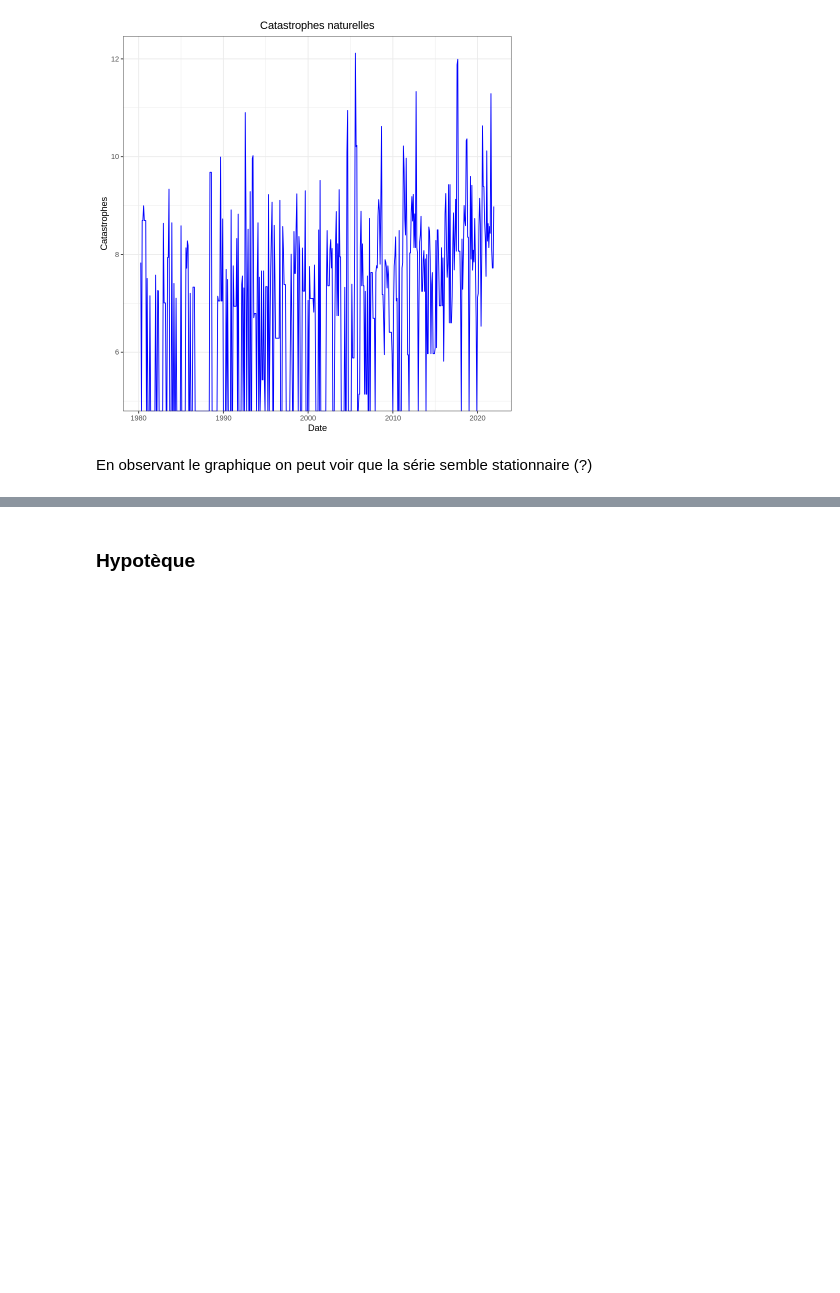
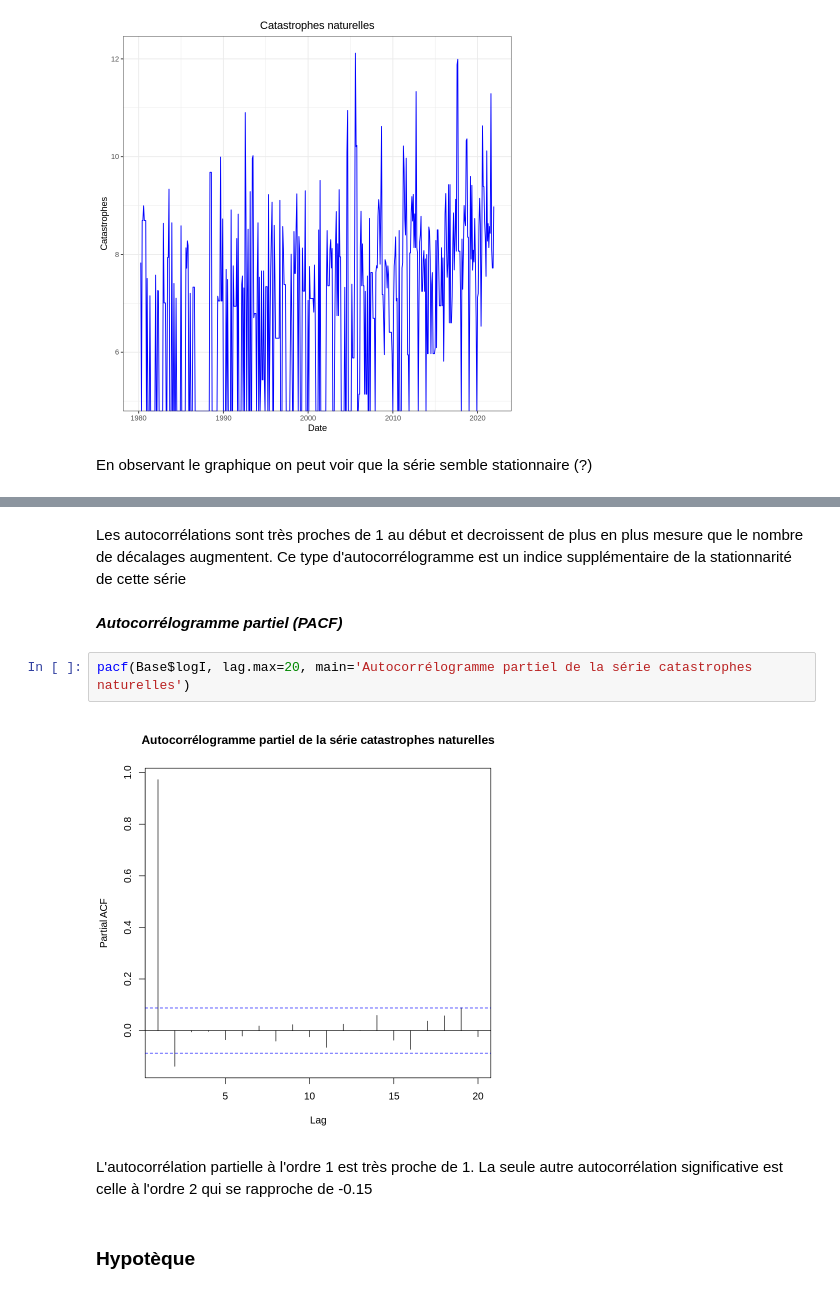
Before and after one commit to TaniaAdmane/projet-econometrie, a Jupyter notebook: Projet_eco_V1.ipynb, the cells around one changed output, grey strips where cells are left out. Drawn from its saved outputs; the diff is of its cells as text; blank space fills up the shorter version.

```diff
--- a/Projet_eco_V1.ipynb
+++ b/Projet_eco_V1.ipynb
@@ -74,3 +108,13 @@ En observant le graphique on peut voir que la série semble stationnaire (?)
+# %% [markdown]
+Les autocorrélations sont très proches de 1 au début et decroissent de plus en plus mesure que le nombre de décalages augmentent. Ce type d'autocorrélogramme est un indice supplémentaire de la stationnarité de cette série
+# %% [markdown]
+***Autocorrélogramme partiel (PACF)***
+# %%
+pacf(Base$logI, lag.max=20, main='Autocorrélogramme partiel de la série catastrophes naturelles')
+# %% [output]
+[figure, added]
+# %% [markdown]
+L'autocorrélation partielle à l'ordre 1 est très proche de 1. La seule autre autocorrélation significative est celle à l'ordre 2 qui se rapproche de -0.15
 # %% [markdown]
 ### Hypotèque
 # %% [markdown]
```
Also changed, not shown: parts of 16 cells of this notebook.
